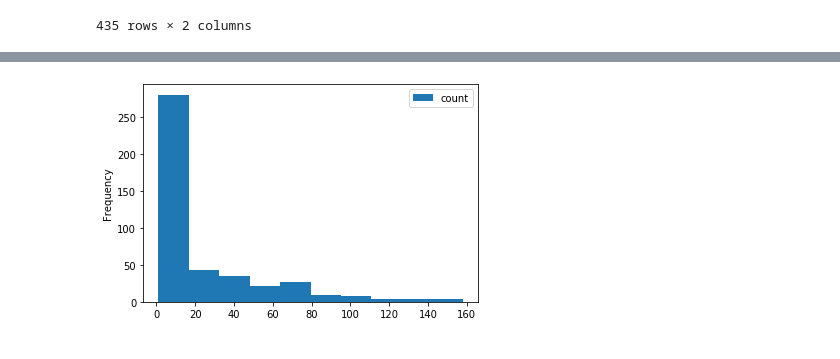
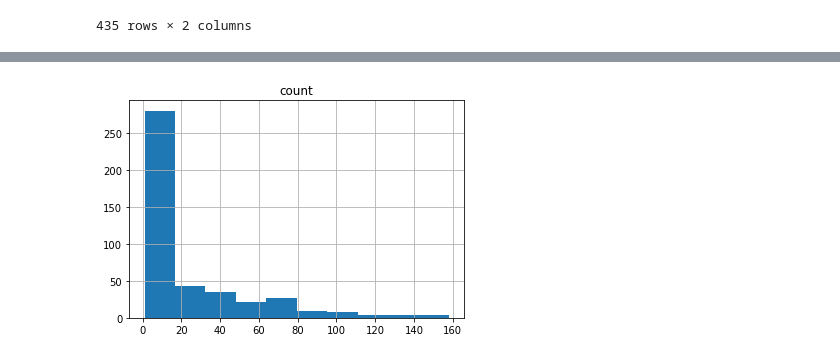
Before and after one commit to FredHutch/tfcb_2022, a Jupyter notebook: lectures/lecture09/lecture09.ipynb, the cells around one changed output, grey strips where cells are left out. Cells and saved outputs as stored; diff of their text form; code cells hidden in the pictures.

```diff
--- a/lectures/lecture09/lecture09.ipynb
+++ b/lectures/lecture09/lecture09.ipynb
@@ -500,6 +253,6 @@ barcode_counts_df.sort_values('count', ascending=False)
 # %%
 # use pandas built in plotting
 
-fig = barcode_counts_df.plot.hist('count')
+fig = barcode_counts_df.hist('count')
 # %% [output]
-[figure, old version]
+[figure, new version]
```
Also changed, not shown: parts of 83 cells of this notebook, 5 other files.
